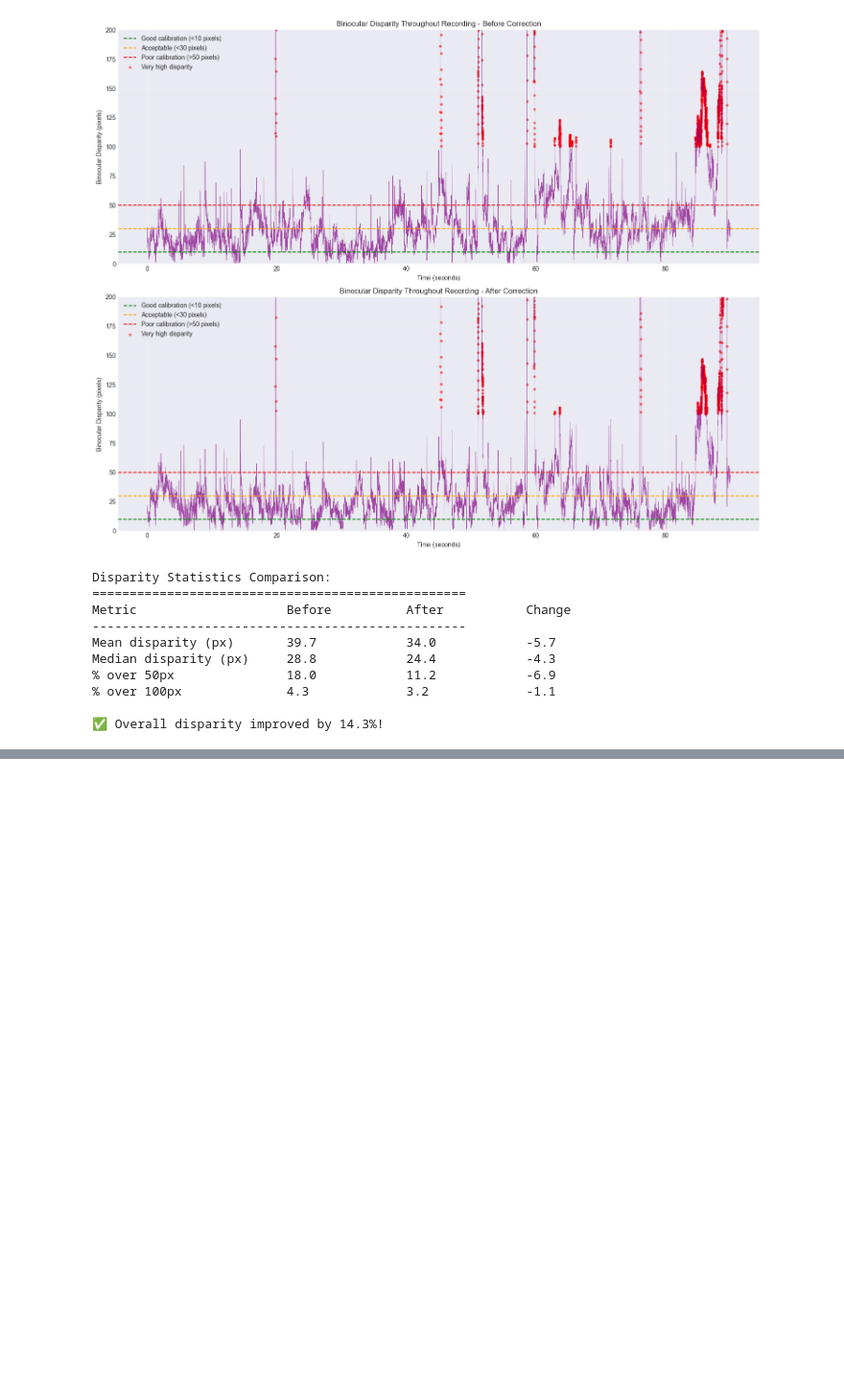
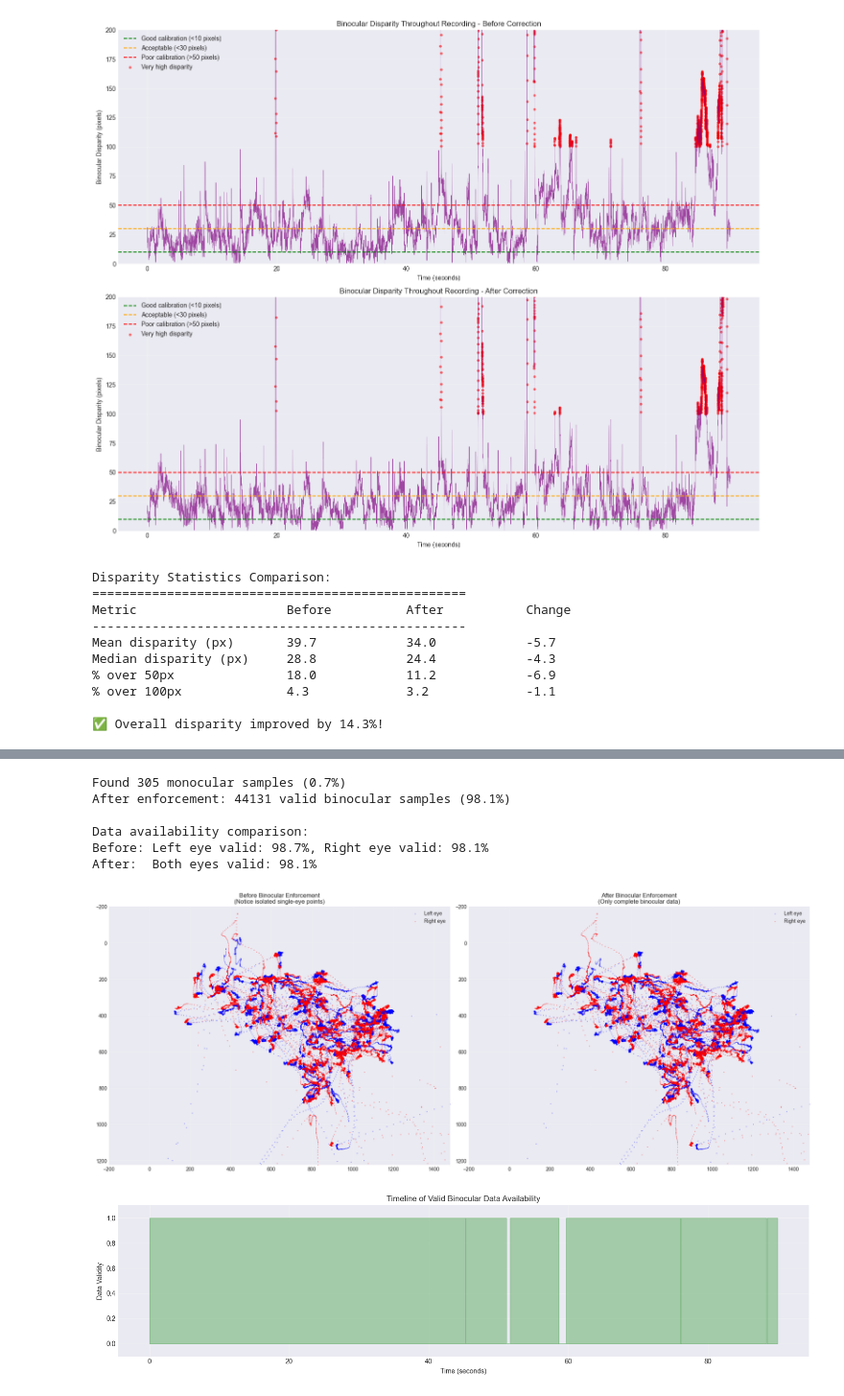
Before and after one commit to alfital2/ASD-notebook, a Jupyter notebook: asd.ipynb, the cells around one changed output, grey strips where cells are left out. Shown at 96% size. Cells and saved outputs as stored; diff of their text form; code cells hidden in the pictures; blank space fills up the shorter version.

```diff
--- a/asd.ipynb
+++ b/asd.ipynb
@@ -822,0 +862,63 @@ Median disparity (px)     28.8            24.4            -4.3
+# %%
+# Apply binocular validity enforcement
+df_binocular = enforce_binocular_validity(df_corrected)
+
+# Verify the change
+print("\nData availability comparison:")
+print(f"Before: Left eye valid: {(df_corrected['x_left'].notna().sum()/len(df_corrected)*100):.1f}%, "
+      f"Right eye valid: {(df_corrected['x_right'].notna().sum()/len(df_corrected)*100):.1f}%")
+print(f"After:  Both eyes valid: {(df_binocular['both_eyes_valid'].sum()/len(df_binocular)*100):.1f}%")
+# %% [output]
+Found 305 monocular samples (0.7%)
+After enforcement: 44131 valid binocular samples (98.1%)
+
+Data availability comparison:
+Before: Left eye valid: 98.7%, Right eye valid: 98.1%
+After:  Both eyes valid: 98.1%
+# %%
+# Visualize the impact of binocular enforcement
+fig, (ax1, ax2) = plt.subplots(1, 2, figsize=(20, 8))
+
+# Before enforcement
+ax1.scatter(df_corrected['x_left'], df_corrected['y_left'],
+           c='blue', alpha=0.3, s=1, label='Left eye')
+ax1.scatter(df_corrected['x_right'], df_corrected['y_right'],
+           c='red', alpha=0.3, s=1, label='Right eye')
+ax1.set_title('Before Binocular Enforcement\n(Notice isolated single-eye points)')
+ax1.set_xlim(-200, SCREEN_WIDTH + 200)
+ax1.set_ylim(-200, SCREEN_HEIGHT + 200)
+ax1.invert_yaxis()
+ax1.legend()
+ax1.grid(True, alpha=0.3)
+
+# After enforcement
+valid_data = df_binocular[df_binocular['both_eyes_valid']]
+ax2.scatter(valid_data['x_left'], valid_data['y_left'],
+           c='blue', alpha=0.3, s=1, label='Left eye')
+ax2.scatter(valid_data['x_right'], valid_data['y_right'],
+           c='red', alpha=0.3, s=1, label='Right eye')
+ax2.set_title('After Binocular Enforcement\n(Only complete binocular data)')
+ax2.set_xlim(-200, SCREEN_WIDTH + 200)
+ax2.set_ylim(-200, SCREEN_HEIGHT + 200)
+ax2.invert_yaxis()
+ax2.legend()
+ax2.grid(True, alpha=0.3)
+
+plt.tight_layout()
+plt.show()
+
+# Show timeline of data availability
+plt.figure(figsize=(15, 4))
+valid_chunks = df_binocular['both_eyes_valid'].astype(int)
+plt.fill_between(df_binocular['time_seconds'], 0, valid_chunks,
+                 alpha=0.3, color='green', label='Valid binocular data')
+plt.ylim(-0.1, 1.1)
+plt.xlabel('Time (seconds)')
+plt.ylabel('Data Validity')
+plt.title('Timeline of Valid Binocular Data Availability')
+plt.grid(True, alpha=0.3)
+plt.tight_layout()
+plt.show()
+# %% [output]
+[figure, added]
+[figure, added]
```
Also changed, not shown: parts of 5 cells of this notebook, 2 other files.
